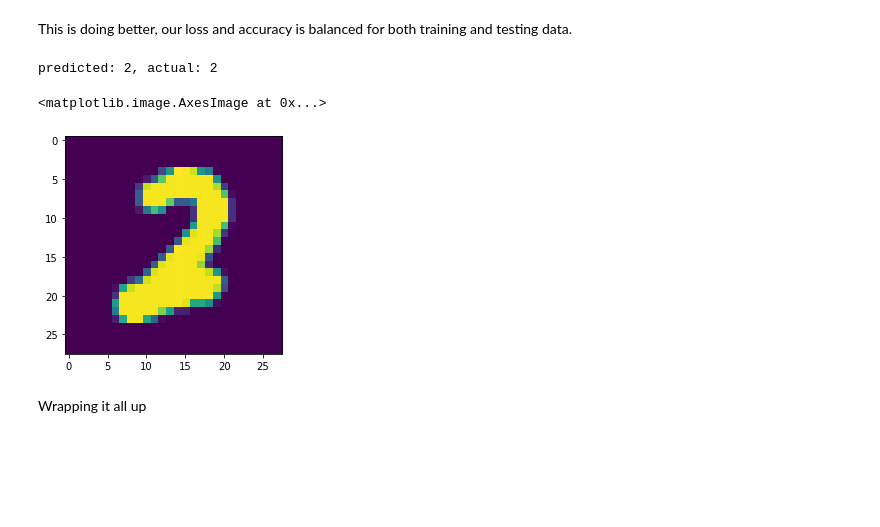
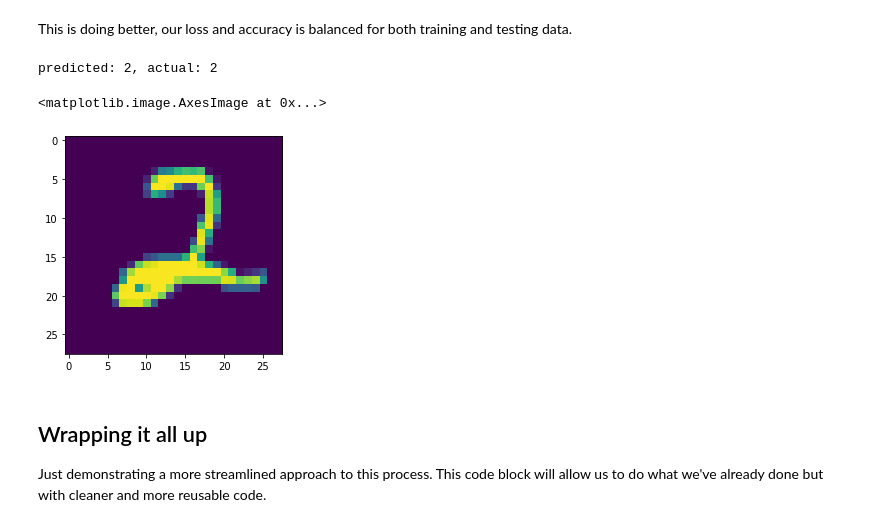
Before and after one commit to spe301/CNN-tutorial, a Jupyter notebook: CNN_Tutorial.ipynb, the cells around one changed output. Cells and saved outputs as stored; diff of their text form; code cells hidden in the pictures; blank space fills up the shorter version.

```diff
--- a/CNN_Tutorial.ipynb
+++ b/CNN_Tutorial.ipynb
@@ -195,14 +208,16 @@ cnn2.evaluate(Xval, yval, batch_size=64)
 # %% [markdown]
 This is doing better, our loss and accuracy is balanced for both training and testing data.
 # %%
-selected = 199
+selected = 208
 predicted = cnn2.predict(test_images[selected].reshape(1, 28, 28, 1)).argmax()
 actual = test_labels[selected]
 print('predicted: {}, actual: {}'.format(predicted, actual))
 plt.imshow(test_images[selected])
 # %% [output]
 predicted: 2, actual: 2
 <matplotlib.image.AxesImage at 0x...>
-[figure, old version]
+[figure, new version]
-# %% [markdown]
-Wrapping it all up
+# %% [markdown]
+## Wrapping it all up
+
+Just demonstrating a more streamlined approach to this process. This code block will allow us to do what we've already done but with cleaner and more reusable code.
```
Also changed, not shown: parts of 27 cells of this notebook.
